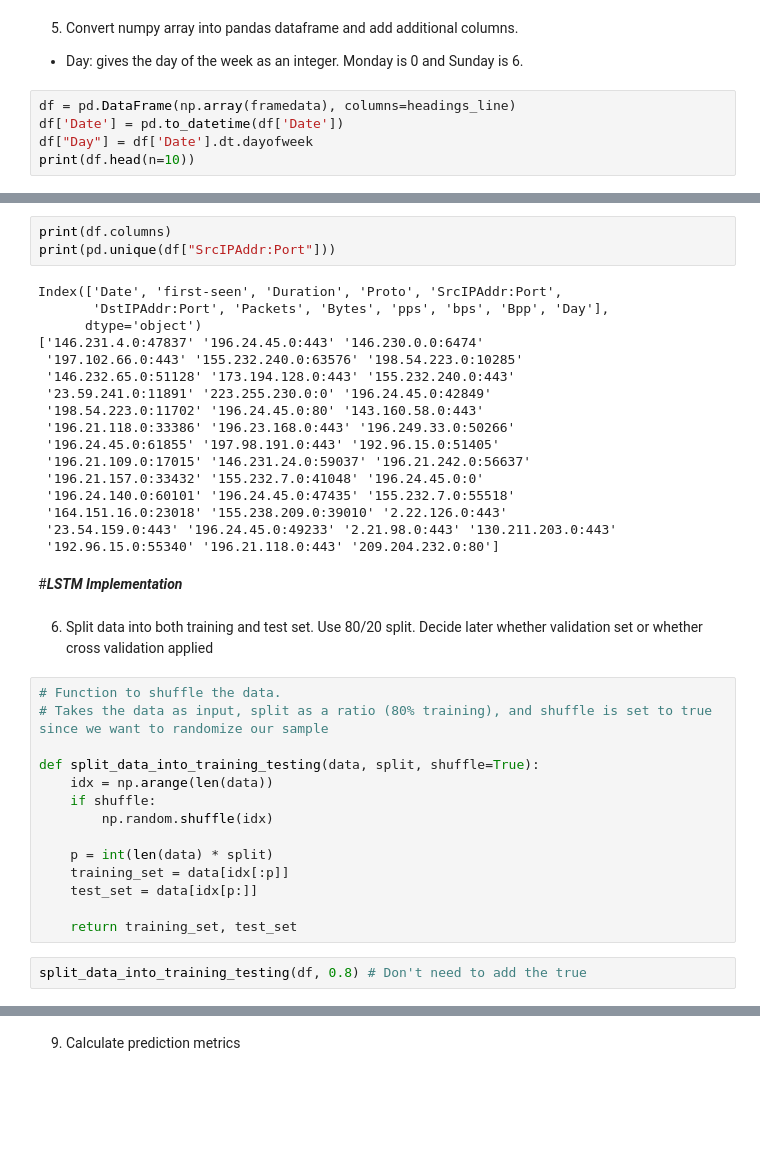
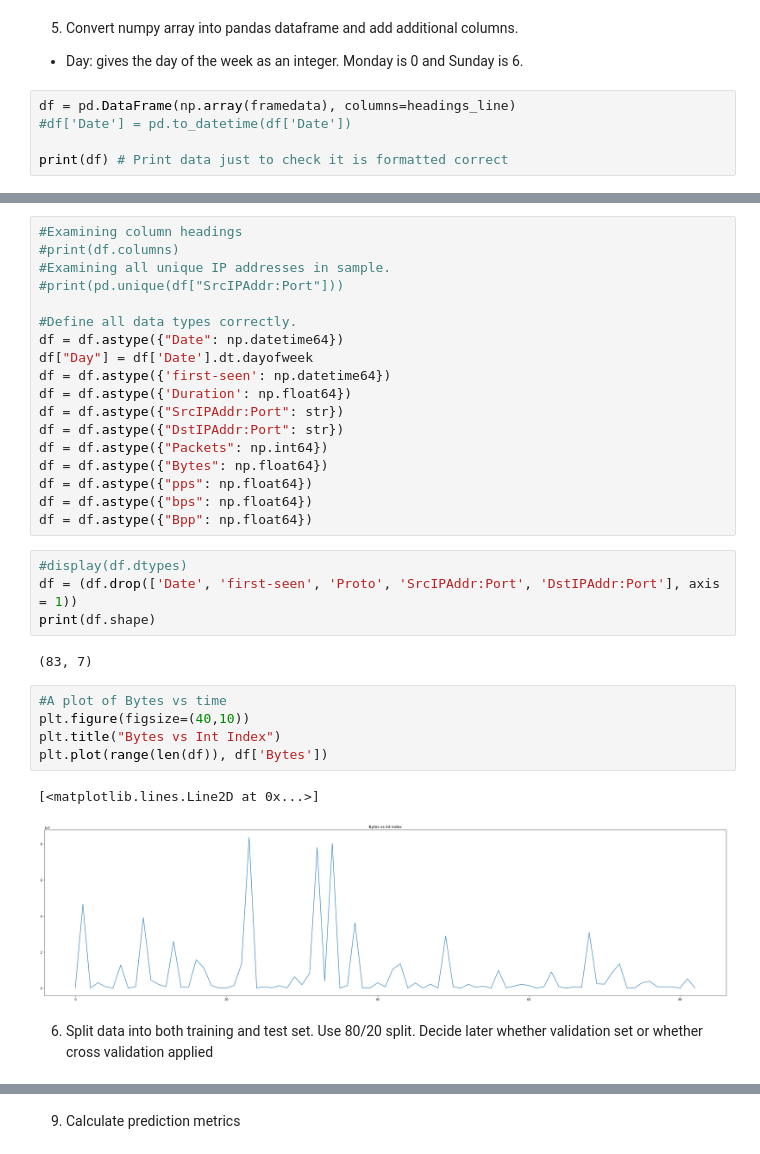
Before and after one commit to fle1scha/Deep-Learning-Network-Traffic-Prediction, a Jupyter notebook: DL4NTP.ipynb, the cells around one changed output, grey strips where cells are left out. Cells and saved outputs as stored; diff of their text form; blank space fills up the shorter version.

Commit message:
Train simple LSTM Preprocessing done

```diff
--- a/DL4NTP.ipynb
+++ b/DL4NTP.ipynb
@@ -82,7 +101,7 @@ for i in range(1, len(SANReN)):
   - Day: gives the day of the week as an integer. Monday is 0 and Sunday is 6.
 # %%
 df = pd.DataFrame(np.array(framedata), columns=headings_line)
-df['Date'] = pd.to_datetime(df['Date'])
-df["Day"] = df['Date'].dt.dayofweek
-print(df.head(n=10))
+#df['Date'] = pd.to_datetime(df['Date'])
+
+print(df) # Print data just to check it is formatted correct
 # %% [output]
@@ -102,41 +122,35 @@ print(df.head(n=10))
-# %%
-print(df.columns)
-print(pd.unique(df["SrcIPAddr:Port"]))
-# %% [output]
-Index(['Date', 'first-seen', 'Duration', 'Proto', 'SrcIPAddr:Port',
-       'DstIPAddr:Port', 'Packets', 'Bytes', 'pps', 'bps', 'Bpp', 'Day'],
-      dtype='object')
-['146.231.4.0:47837' '196.24.45.0:443' '146.230.0.0:6474'
- '197.102.66.0:443' '155.232.240.0:63576' '198.54.223.0:10285'
- '146.232.65.0:51128' '173.194.128.0:443' '155.232.240.0:443'
- '23.59.241.0:11891' '223.255.230.0:0' '196.24.45.0:42849'
- '198.54.223.0:11702' '196.24.45.0:80' '143.160.58.0:443'
- '196.21.118.0:33386' '196.23.168.0:443' '196.249.33.0:50266'
- '196.24.45.0:61855' '197.98.191.0:443' '192.96.15.0:51405'
- '196.21.109.0:17015' '146.231.24.0:59037' '196.21.242.0:56637'
- '196.21.157.0:33432' '155.232.7.0:41048' '196.24.45.0:0'
- '196.24.140.0:60101' '196.24.45.0:47435' '155.232.7.0:55518'
- '164.151.16.0:23018' '155.238.209.0:39010' '2.22.126.0:443'
- '23.54.159.0:443' '196.24.45.0:49233' '2.21.98.0:443' '130.211.203.0:443'
- '192.96.15.0:55340' '196.21.118.0:443' '209.204.232.0:80']
-# %% [markdown]
-#***LSTM Implementation***
+# %%
+#Examining column headings
+#print(df.columns)
+#Examining all unique IP addresses in sample.
+#print(pd.unique(df["SrcIPAddr:Port"]))
+
+#Define all data types correctly.
+df = df.astype({"Date": np.datetime64})
+df["Day"] = df['Date'].dt.dayofweek
+df = df.astype({'first-seen': np.datetime64})
+df = df.astype({'Duration': np.float64})
+df = df.astype({"SrcIPAddr:Port": str})
+df = df.astype({"DstIPAddr:Port": str})
+df = df.astype({"Packets": np.int64})
+df = df.astype({"Bytes": np.float64})
+df = df.astype({"pps": np.float64})
+df = df.astype({"bps": np.float64})
+df = df.astype({"Bpp": np.float64})
+# %%
+#display(df.dtypes)
+df = (df.drop(['Date', 'first-seen', 'Proto', 'SrcIPAddr:Port', 'DstIPAddr:Port'], axis = 1))
+print(df.shape)
+# %% [output]
+(83, 7)
+# %%
+#A plot of Bytes vs time
+plt.figure(figsize=(40,10))
+plt.title("Bytes vs Int Index")
+plt.plot(range(len(df)), df['Bytes'])
+# %% [output]
+[<matplotlib.lines.Line2D at 0x...>]
+[figure, added]
 # %% [markdown]
 6. Split data into both training and test set. Use 80/20 split.
    Decide later whether validation set or whether cross validation applied
-# %%
-# Function to shuffle the data.
-# Takes the data as input, split as a ratio (80% training), and shuffle is set to true since we want to randomize our sample
-
-def split_data_into_training_testing(data, split, shuffle=True):
-    idx = np.arange(len(data))
-    if shuffle:
-        np.random.shuffle(idx)
-
-    p = int(len(data) * split)
-    training_set = data[idx[:p]]
-    test_set = data[idx[p:]]
-
-    return training_set, test_set
-# %%
-split_data_into_training_testing(df, 0.8) # Don't need to add the true
```
Also changed, not shown: parts of 29 cells of this notebook.
